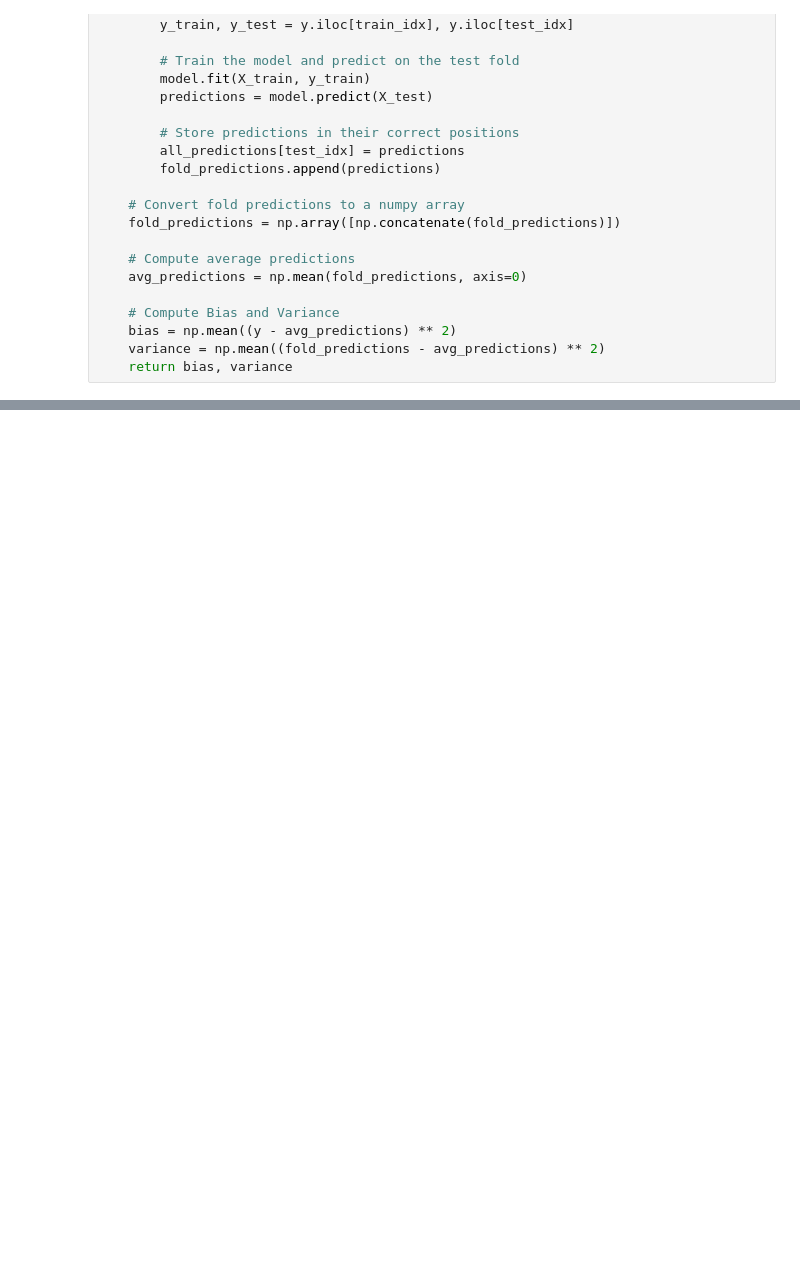
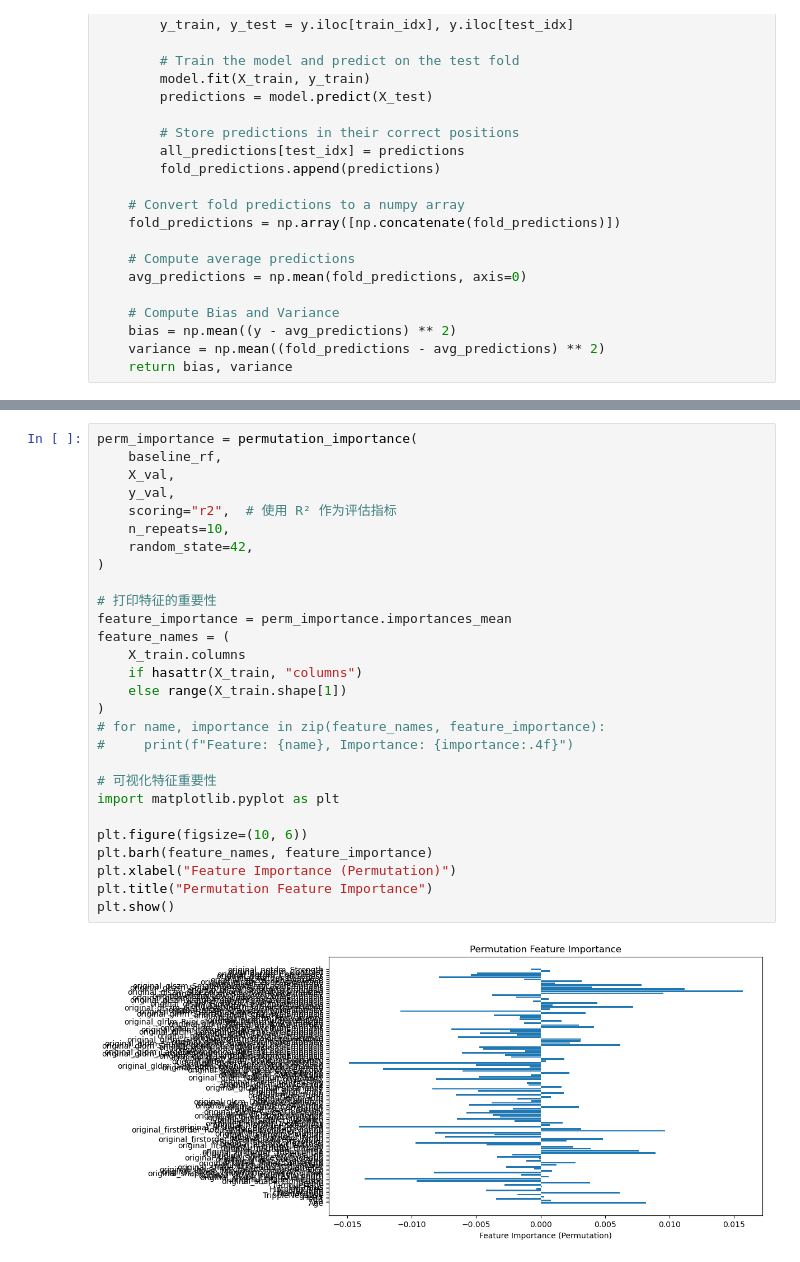
Before and after one commit to CloudSkytec/ML-CW2, a Jupyter notebook: Yh Y/RFS_Prediction.ipynb, the cells around one changed output, grey strips where cells are left out. Cells and saved outputs as stored; diff of their text form; blank space fills up the shorter version.

```diff
--- a/Yh Y/RFS_Prediction.ipynb
+++ b/Yh Y/RFS_Prediction.ipynb
@@ -234,0 +238,30 @@ print(feature_importances)
+# %%
+perm_importance = permutation_importance(
+    baseline_rf,
+    X_val,
+    y_val,
+    scoring="r2",  # 使用 R² 作为评估指标
+    n_repeats=10,
+    random_state=42,
+)
+
+# 打印特征的重要性
+feature_importance = perm_importance.importances_mean
+feature_names = (
+    X_train.columns
+    if hasattr(X_train, "columns")
+    else range(X_train.shape[1])
+)
+# for name, importance in zip(feature_names, feature_importance):
+#     print(f"Feature: {name}, Importance: {importance:.4f}")
+
+# 可视化特征重要性
+import matplotlib.pyplot as plt
+
+plt.figure(figsize=(10, 6))
+plt.barh(feature_names, feature_importance)
+plt.xlabel("Feature Importance (Permutation)")
+plt.title("Permutation Feature Importance")
+plt.show()
+# %% [output]
+[figure, added]
```
Also changed, not shown: parts of 12 cells of this notebook.
